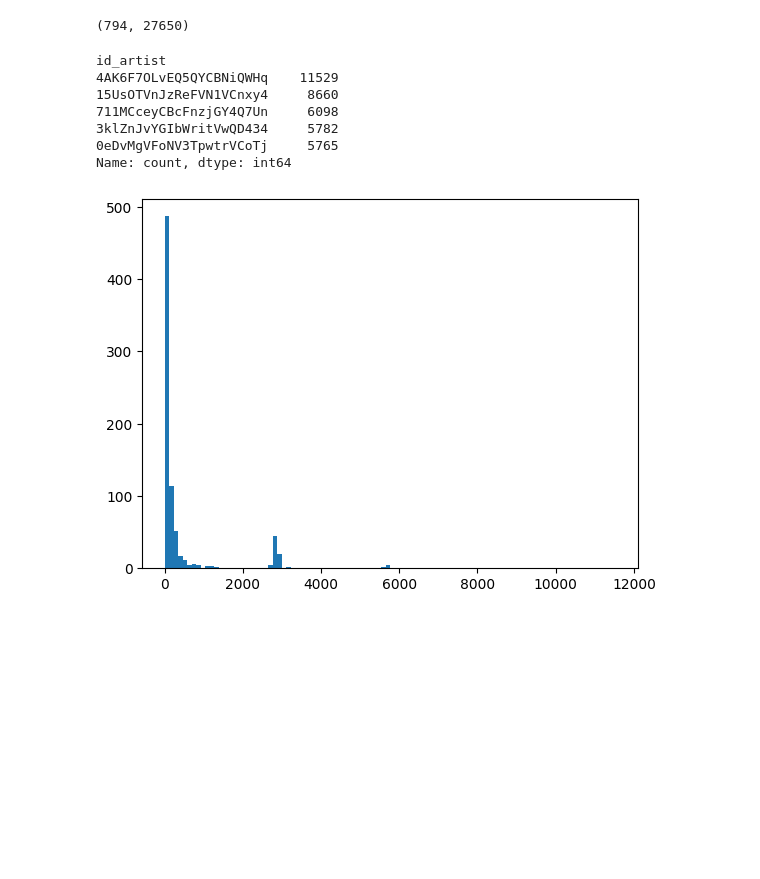
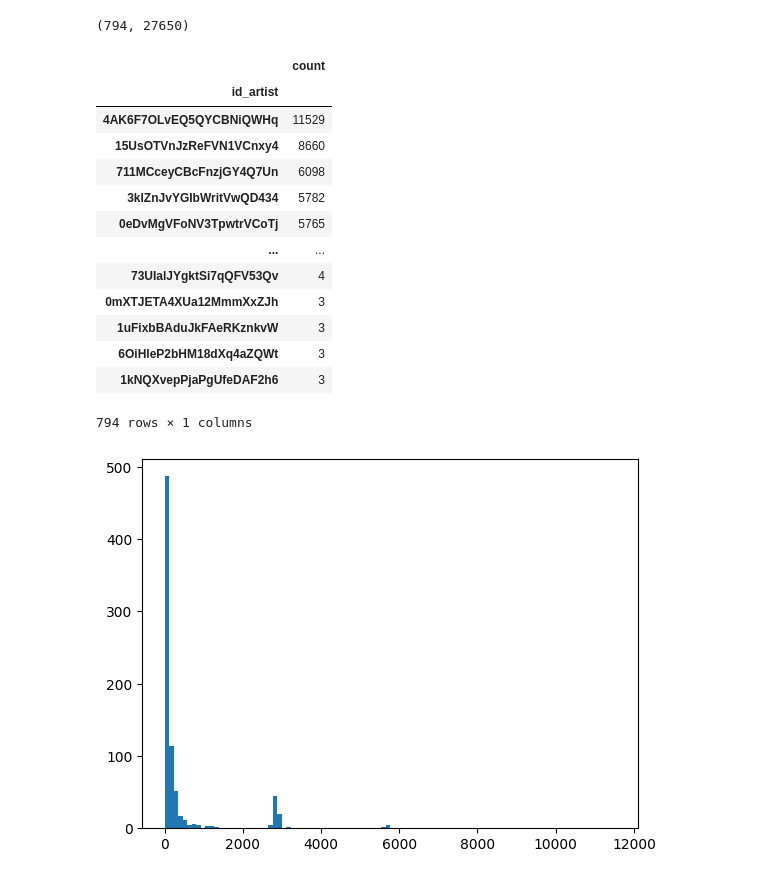
Before and after one commit to wz7475/streaming-service-sales, a Jupyter notebook: data_v2_analysis/artists_plays.ipynb, the cells around one changed output. Drawn from its saved outputs; the diff is of its cells as text; code cells hidden in the pictures; blank space fills up the shorter version.

Commit message:
chore: note for artists plays

```diff
--- a/data_v2_analysis/artists_plays.ipynb
+++ b/data_v2_analysis/artists_plays.ipynb
@@ -64,12 +64,21 @@ len(df_session_artist['id_artist'].unique()), len(df_artists['id'].unique())
 # %%
 # plot the number of session per artist
 session_counts = df_session_artist['id_artist'].value_counts()
+df_session_counts = pd.DataFrame(session_counts)
+df_session_counts
 # %% [output]
+|  | count |
+| id_artist |  |
+| 4AK6F7OLvEQ5QYCBNiQWHq | 11529 |
+| 15UsOTVnJzReFVN1VCnxy4 | 8660 |
+| 711MCceyCBcFnzjGY4Q7Un | 6098 |
+| 3klZnJvYGIbWritVwQD434 | 5782 |
+| 0eDvMgVFoNV3TpwtrVCoTj | 5765 |
+| ... | ... |
+| 73UIalJYgktSi7qQFV53Qv | 4 |
+| 0mXTJETA4XUa12MmmXxZJh | 3 |
+| 1uFixbBAduJkFAeRKznkvW | 3 |
+| 6OiHleP2bHM18dXq4aZQWt | 3 |
+| 1kNQXvepPjaPgUfeDAF2h6 | 3 |
-id_artist
-4AK6F7OLvEQ5QYCBNiQWHq    11529
-15UsOTVnJzReFVN1VCnxy4     8660
-711MCceyCBcFnzjGY4Q7Un     6098
-3klZnJvYGIbWritVwQD434     5782
-0eDvMgVFoNV3TpwtrVCoTj     5765
-Name: count, dtype: int64
+794 rows × 1 columns
 # %%
```
Also changed, not shown: parts of 4 cells of this notebook.
